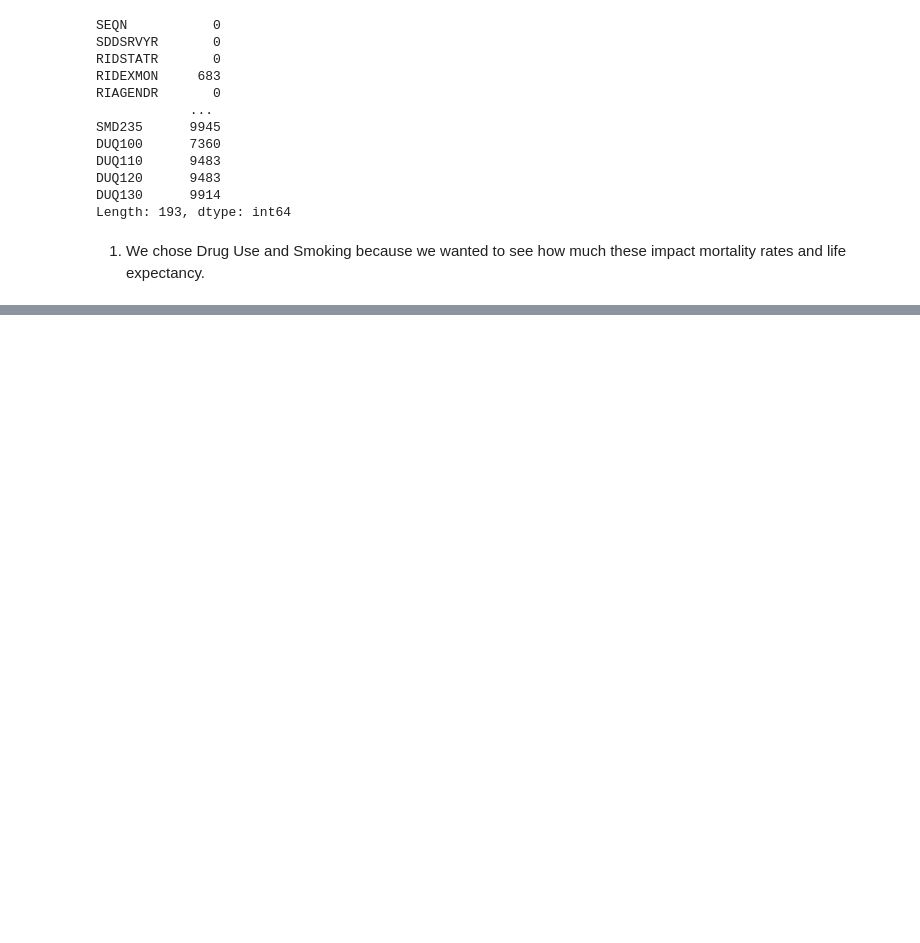
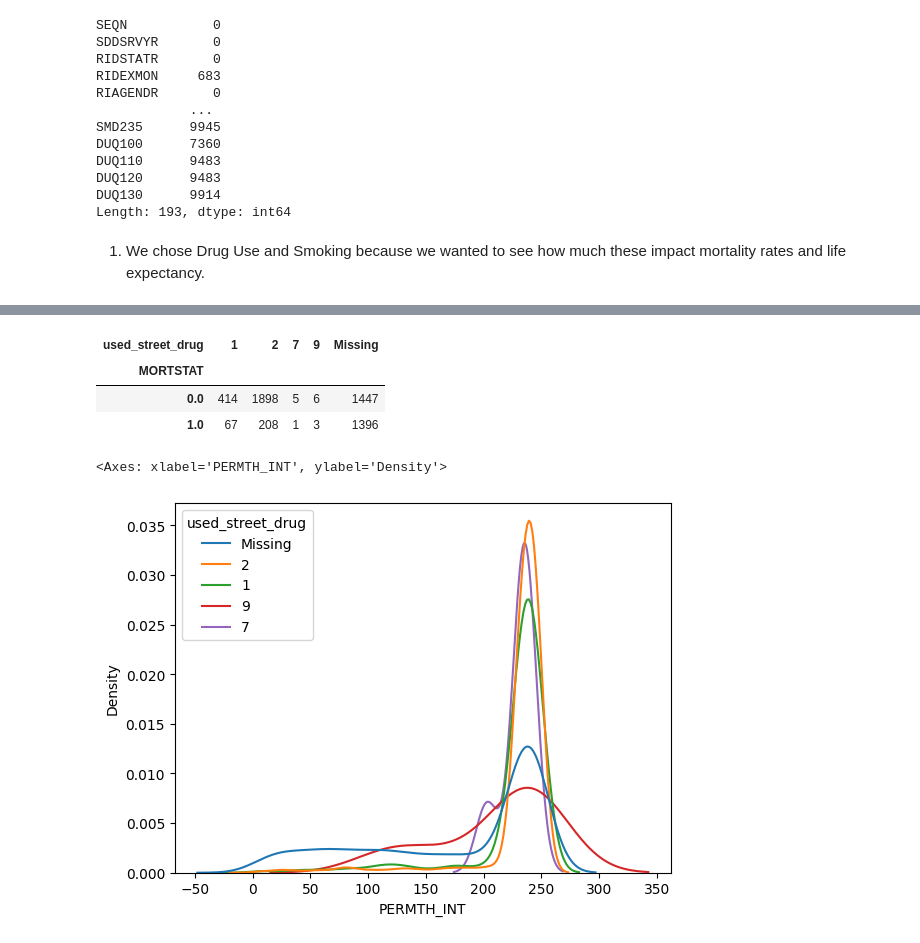
Before and after one commit to kenny507/undergrad_ml_assignments, a Jupyter notebook: project_1_bsds.ipynb, the cells around one changed output, grey strips where cells are left out. Saved outputs shown, nothing was run; the diff lists cells and outputs as text; code cells hidden in the pictures; blank space fills up the shorter version.

```diff
--- a/project_1_bsds.ipynb
+++ b/project_1_bsds.ipynb
@@ -145,0 +220,3 @@ Length: 193, dtype: int64
+# %%
+df_linked["DUQ100_na"] = df_linked["DUQ100"].isna()
+df_linked["used_street_drug"] = np.where(df_linked["DUQ100"].notna(), df_linked["DUQ100"].astype("Int64").astype("str"), "Missing")
@@ -145,0 +234,12 @@ Length: 193, dtype: int64
+# %%
+pd.crosstab(df_linked["MORTSTAT"], df_linked["used_street_drug"])
+# %% [output]
+| used_street_drug | 1 | 2 | 7 | 9 | Missing |
+| MORTSTAT |  |  |  |  |  |
+| 0.0 | 414 | 1898 | 5 | 6 | 1447 |
+| 1.0 | 67 | 208 | 1 | 3 | 1396 |
+# %%
+sns.kdeplot(df_linked, x="PERMTH_INT", hue="used_street_drug", common_norm=False)
+# %% [output]
+<Axes: xlabel='PERMTH_INT', ylabel='Density'>
+[figure, added]
```
Also changed, not shown: parts of 17 cells of this notebook.
